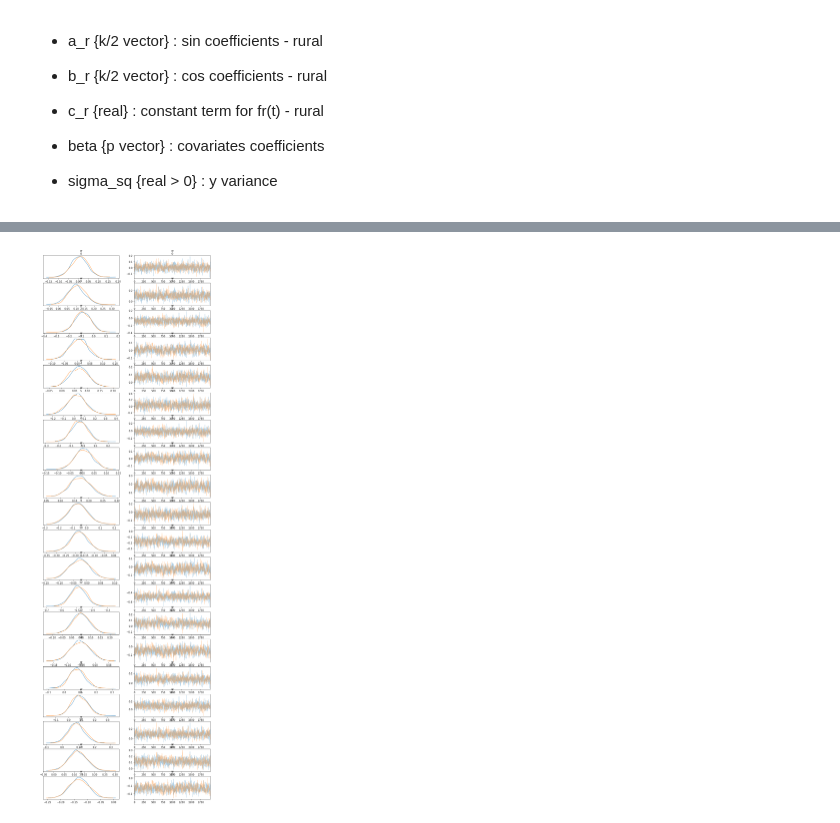
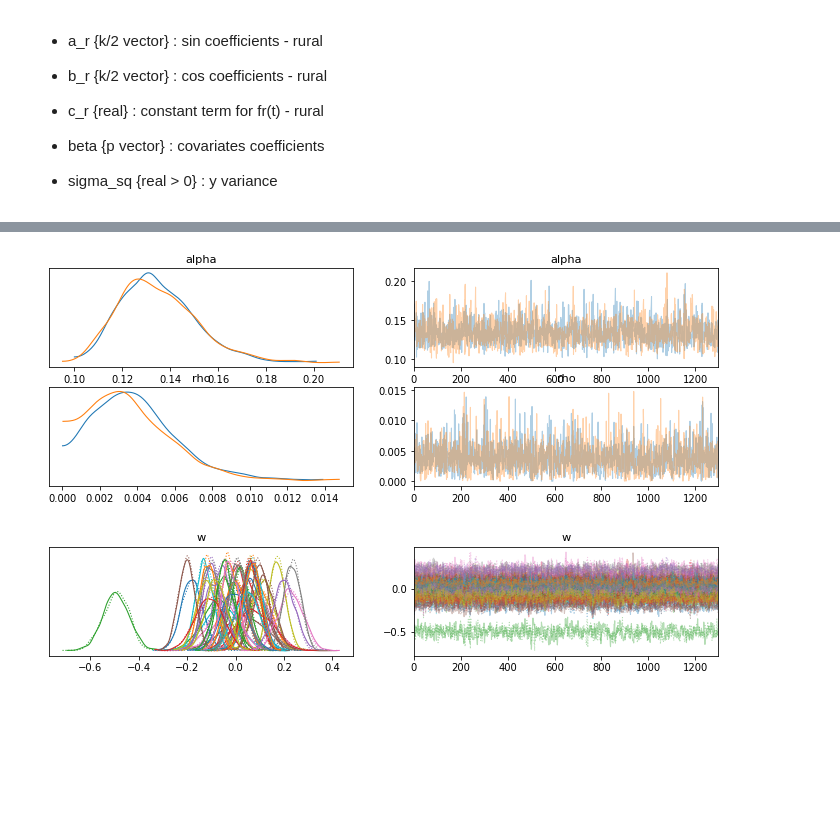
Before and after one commit to CrazyChela97/Bayesian-Project, a Jupyter notebook: PM10_model_w_i.ipynb, the cells around one changed output, grey strips where cells are left out. Drawn from its saved outputs; the diff is of its cells as text; code cells hidden in the pictures; blank space fills up the shorter version.

Commit message:
updated STAN codes + clustering

```diff
--- a/PM10_model_w_i.ipynb
+++ b/PM10_model_w_i.ipynb
@@ -83,7 +83,7 @@ dummies.head()
 - beta {p vector} : covariates coefficients
 - sigma_sq {real > 0} : y variance
 # %%
-normal_reg = """
+normal_reg_prior = """
 data {
     int<lower=0> N;
     int<lower=0> k;
@@ -150,20 +150,21 @@ transformed parameters {
 
 model {
 
-    sigma_sq ~ inv_gamma(2, 3);
+    sigma_sq ~ inv_gamma(3, 2);
 
-    beta ~ normal(0, 10);
+    beta ~ normal(0, 1);
 
-    a ~ normal(0, 10);
-    b ~ normal(0, 10);
-    c ~ normal(0, 10);
+    a ~ normal([-0.01, -0.01, 0.01, 0.06, -0.04, -0.02], 1);
+    b ~ normal([0.3, 0.02, 0.03, 0.03, 0.03, -0.03], 1);
+    c ~ normal(3.4, 2);
 
-    a_r ~ normal(0, 10);
-    b_r ~ normal(0, 10);
-    c_r ~ normal(0, 10);
+    a_r ~ normal([-0.05, -0.03, 0.02, 0.04, -0.05, -0.04], 1);
+    b_r ~ normal([0.06, -0.02, 0.02, 0.01, 0.03, -0.03], 1);
+    c_r ~ normal(3.1, 2);
+
+    rho ~ beta(2, 200);
 
     w ~ multi_normal(rep_vector(0,G),H);
-
 
     Y ~ normal(mu, sigma);
 }
@@ -176,10 +177,10 @@ generated quantities  {
 }
 """
 
-stan_file = "./normal_reg.stan"
+stan_file = "./normal_reg_prior.stan"
 
 with open(stan_file, "w") as f:
-    print(normal_reg, file=f)
+    print(normal_reg_prior, file=f)
 
-normal_reg = CmdStanModel(stan_file=stan_file)
+normal_reg_prior = CmdStanModel(stan_file=stan_file)
 # %% [output]
@@ -206,7 +197,7 @@ coord = np.matrix( pd.concat([staz.Lat, staz.Long], axis=1) )
 
 N = len(y)
 p = 3   # Quota + Tipo(2 dummies)
-k = 2   # 4 basi di fourier + const
+k = 12   # 4 basi di fourier + const
 G = 49  # numero stazioni in Emilia-Romagna
 # %%
 reg_data = {
@@ -224,5 +215,5 @@ reg_data = {
     "coord": coord
 }
 
-fit = normal_reg.sample(data=reg_data, chains=2, parallel_chains=2,
-                             iter_warmup=500, iter_sampling=2000, show_progress=True)
+fit = normal_reg_prior.sample(data=reg_data, chains=3, parallel_chains=3,
+                             iter_warmup=1000, iter_sampling=2000, show_progress=True)
@@ -242,6 +231,0 @@ NameError: name 'fit' is not defined
-# %%
-#apro la catena con pickle
-fit = pickle.load( open( "save1.p", "rb" ) )
-
-#non credo serva a niente (o almeno a noi non serve) il comando .draws_pd
-pd = fit.draws_pd()
@@ -272,6 +280,13 @@ plt.show()
+# %%
+# parameters : alpha & rho
+az.plot_trace(normal_az, var_names=["alpha", "rho"], compact=False)
+plt.show()
+# empirical variogram + fitting -> stime puntuali per rho e alpha -> centering for normal prior
+# %% [output]
+[figure, added]
 # %%
-# parameters wi
-az.plot_trace(normal_az, var_names=["w"], compact=False)
+# parameters : wi
+az.plot_trace(normal_az, var_names=["w"], compact=True)
 plt.show()
 # %% [output]
-[figure, old version]
+[figure, new version]
```
Also changed, not shown: parts of 24 cells of this notebook, 2 other files.
